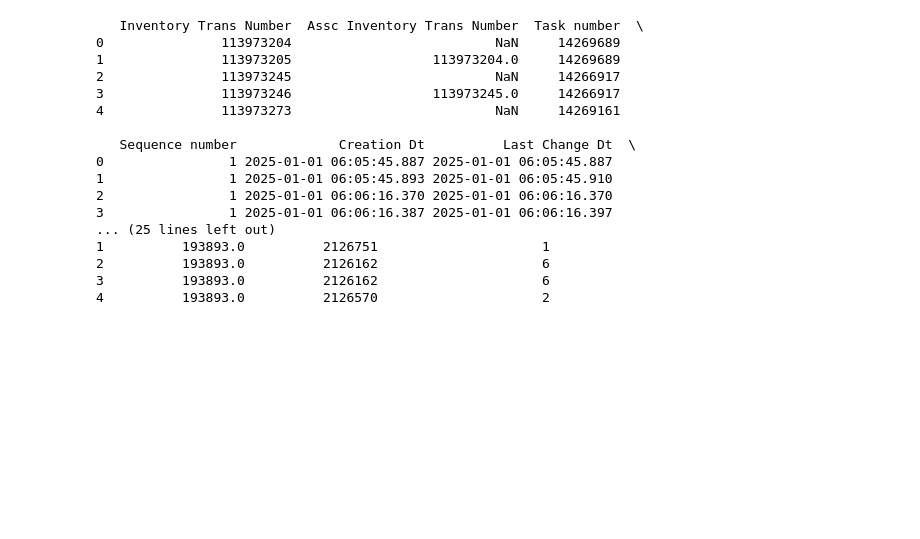
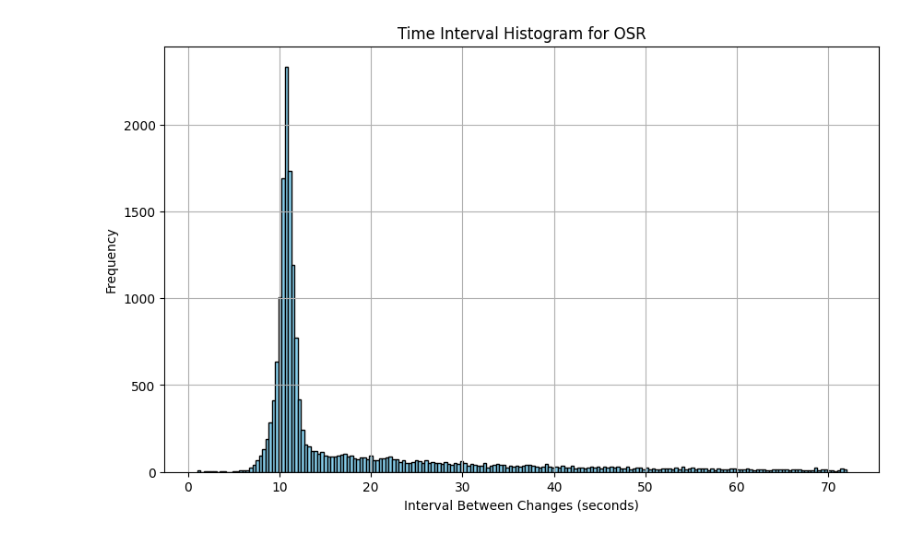
Before and after one commit to TomTom2028/SoftwareSim, a Jupyter notebook: AnalysisData.ipynb, the cells around one changed output. Drawn from its saved outputs; the diff is of its cells as text; code cells hidden in the pictures; blank space fills up the shorter version.

Commit message:
data analyze ???

```diff
--- a/AnalysisData.ipynb
+++ b/AnalysisData.ipynb
@@ -1,24 +1,50 @@
-# %%
-import pandas as pd
-
-df = pd.read_excel("./data/anon_WMSPick20250101_03.xlsx")
-
-print(df.head())
-# %% [output]
-   Inventory Trans Number  Assc Inventory Trans Number  Task number  \
-0               113973204                          NaN     14269689
-1               113973205                  113973204.0     14269689
-2               113973245                          NaN     14266917
-3               113973246                  113973245.0     14266917
-4               113973273                          NaN     14269161
-
-   Sequence number             Creation Dt          Last Change Dt  \
-0                1 2025-01-01 06:05:45.887 2025-01-01 06:05:45.887
-1                1 2025-01-01 06:05:45.893 2025-01-01 06:05:45.910
-2                1 2025-01-01 06:06:16.370 2025-01-01 06:06:16.370
-3                1 2025-01-01 06:06:16.387 2025-01-01 06:06:16.397
-... (25 lines left out)
-1          193893.0          2126751                     1
-2          193893.0          2126162                     6
-3          193893.0          2126162                     6
-4          193893.0          2126570                     2
+# %%
+import pandas as pd
+
+#df1 = pd.read_excel("./data/anon_WMSPick20250101_03.xlsx") # Slechte data: timestamps kloppen niet
+df2 = pd.read_excel("./data/anon_WMSPick20250104_06.xlsx")
+df3 = pd.read_excel("./data/anon_WMSPick20250107_09.xlsx")
+#df4 = pd.read_excel("./data/anon_WMSPick20250110_12.xlsx") # idem
+df5 = pd.read_excel("./data/anon_WMSPick20250113_15.xlsx")
+df6 = pd.read_excel("./data/anon_WMSPick20250116_19.xlsx")
+
+dfs=[df2,df3,df5,df6]
+df=pd.concat(dfs)
+
+df['Creation Dt'] = pd.to_datetime(df['Creation Dt'].astype(float), origin='1899-12-30', unit='D')
+df['Last Change Dt'] = pd.to_datetime(df['Last Change Dt'].astype(float), origin='1899-12-30', unit='D')
+
+#print(df.dtypes)
+#print(df.head())
+# %%
+import matplotlib.pyplot as plt
+loc = 'OSR'
+
+# Step 1: Filter to just Picklist line number 1
+loc_df = df[df['Location code'] == loc].sort_values(by='Last Change Dt')
+
+# Step 2: Compute time differences
+loc_df['Time Delta'] = loc_df['Last Change Dt'].diff()
+
+# Step 3: Convert to seconds for plotting
+loc_df['Delta Seconds'] = loc_df['Time Delta'].dt.total_seconds()
+
+# Calculate lower and upper bounds using quantiles
+upper_bound = loc_df['Delta Seconds'].quantile(0.99)
+
+# Filter out outliers
+filtered_intervals = loc_df['Delta Seconds'][
+    (loc_df['Delta Seconds'] <= upper_bound) &
+    (loc_df['Delta Seconds'] >= 1)
+]
+
+# Step 4: Drop NaN (first diff will be NaN) and plot
+plt.figure(figsize=(10, 6))
+plt.hist(filtered_intervals.dropna(), bins=200, color='skyblue', edgecolor='black')
+plt.title('Time Interval Histogram for OSR')
+plt.xlabel('Interval Between Changes (seconds)')
+plt.ylabel('Frequency')
+plt.grid(True)
+plt.show()
+# %% [output]
+[figure, added]
```
Also changed, not shown: parts of 4 cells of this notebook.
